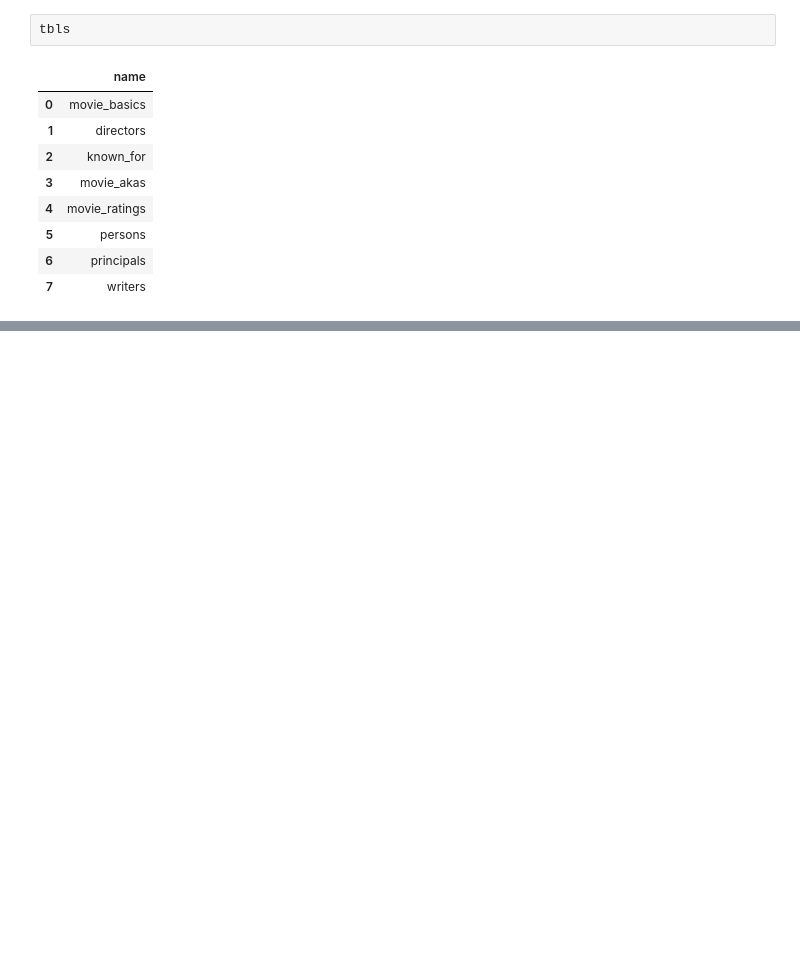
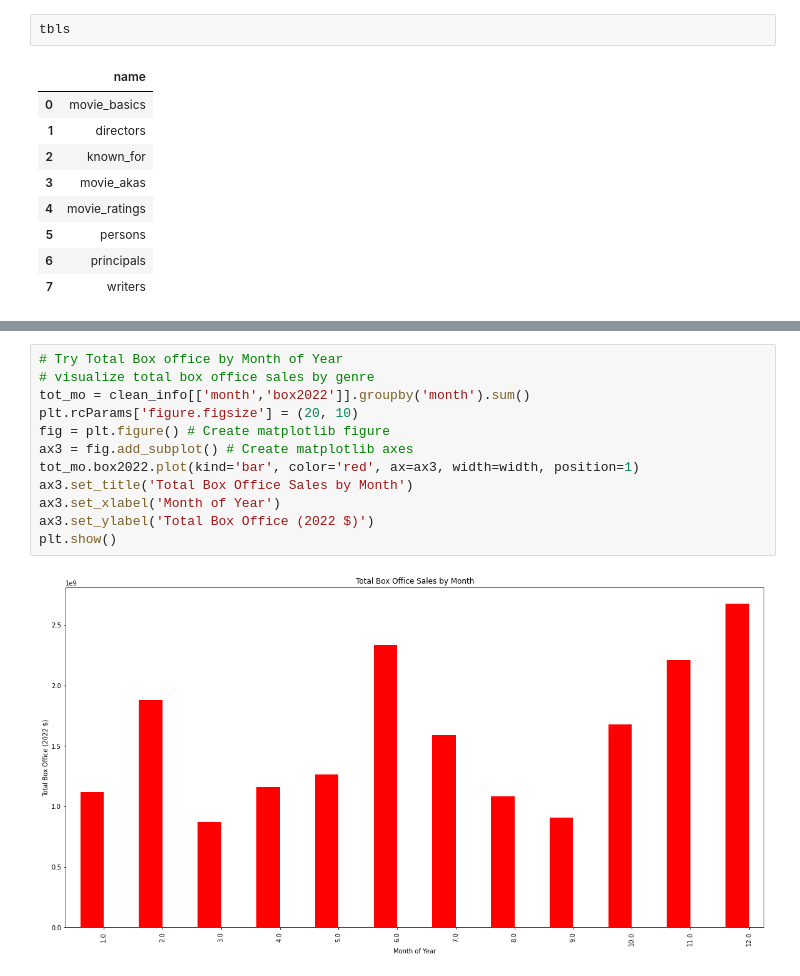
Before and after one commit to steve-gomes/dsc-phase-1-project-v2-4, a Jupyter notebook: student.ipynb, the cells around one changed output, grey strips where cells are left out. Saved outputs shown, nothing was run; the diff lists cells and outputs as text; blank space fills up the shorter version.

```diff
--- a/student.ipynb
+++ b/student.ipynb
@@ -423,0 +202,14 @@ conn.close()
+# %%
+# Try Total Box office by Month of Year
+# visualize total box office sales by genre
+tot_mo = clean_info[['month','box2022']].groupby('month').sum()
+plt.rcParams['figure.figsize'] = (20, 10)
+fig = plt.figure() # Create matplotlib figure
+ax3 = fig.add_subplot() # Create matplotlib axes
+tot_mo.box2022.plot(kind='bar', color='red', ax=ax3, width=width, position=1)
+ax3.set_title('Total Box Office Sales by Month')
+ax3.set_xlabel('Month of Year')
+ax3.set_ylabel('Total Box Office (2022 $)')
+plt.show()
+# %% [output]
+[figure, added]
```
Also changed, not shown: parts of 30 cells of this notebook.
